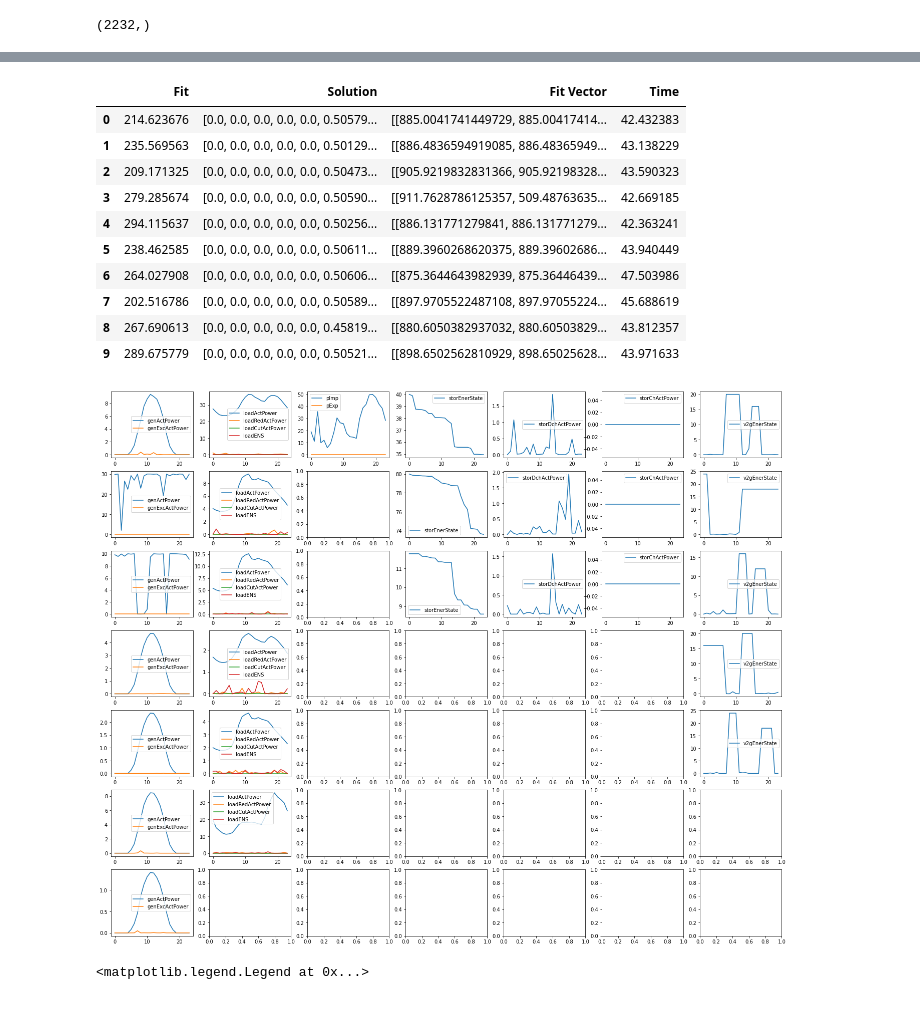
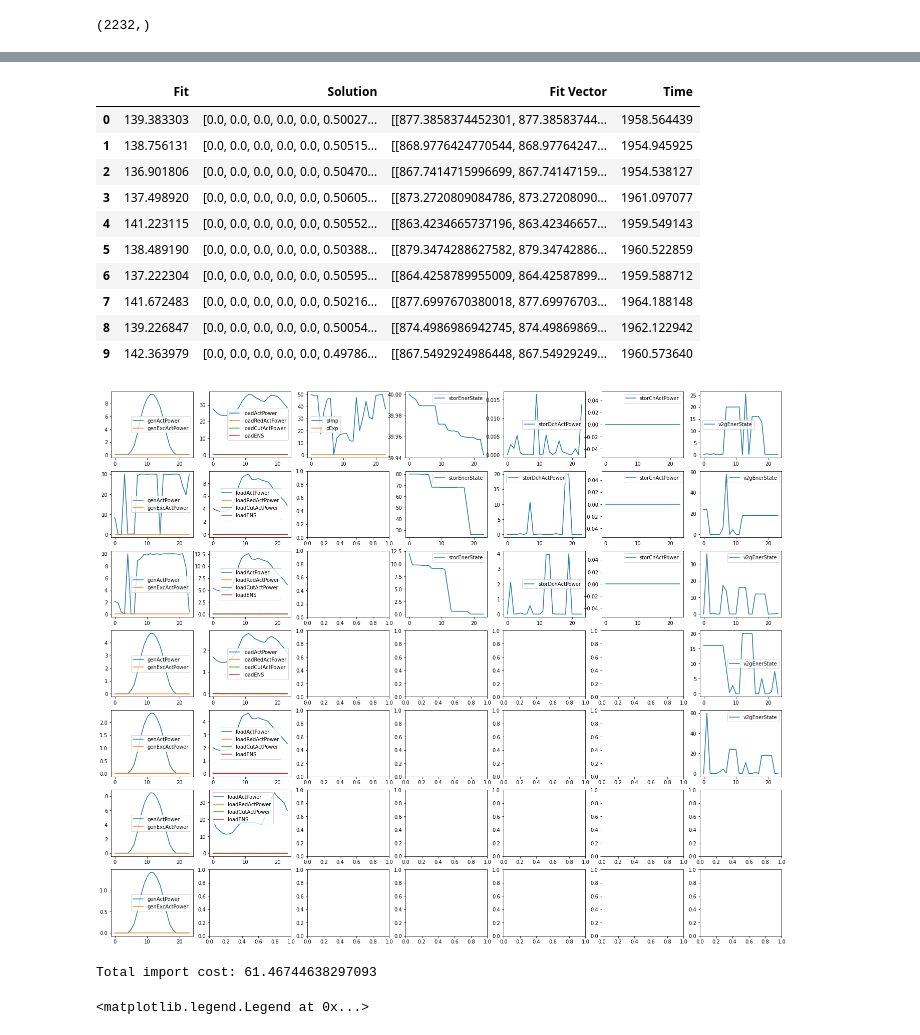
Before and after one commit to ECGomes/eso_project, a Jupyter notebook: hyde-df.ipynb, the cells around one changed output, grey strips where cells are left out. Saved outputs shown, nothing was run; the diff lists cells and outputs as text; code cells hidden in the pictures.

Commit message:
Multiple runs using initial solution

```diff
--- a/hyde-df.ipynb
+++ b/hyde-df.ipynb
@@ -1539,7 +1539,7 @@ encode(maxVals).shape
 
 N_RUNS = 10
 
-deParams = DEParams(I_NP=50, I_itermax=int(2e3), F_CR=1, I_bnd_constr=1)
+deParams = DEParams(I_NP=30, I_itermax=int(2e4), F_CR=1, I_bnd_constr=1)
 otherParams = OtherParameters(objfun='eso_obj', lowerlimit=encode(minVals), upperlimit=encode(maxVals),
                               dim=encode(dict_var).shape[0],
                               var_dictionary=dict_var, param_dictionary=dict_par,
@@ -1580,20 +1592,20 @@ trial_results = pd.DataFrame({'Fit': list_fit_and_p,
 trial_results
 # %% [output]
 |  | Fit | Solution | Fit Vector | Time |
-| 0 | 214.623676 | [0.0, 0.0, 0.0, 0.0, 0.0, 0.50579... | [[885.0041741449729, 885.00417414... | 42.432383 |
-| 1 | 235.569563 | [0.0, 0.0, 0.0, 0.0, 0.0, 0.50129... | [[886.4836594919085, 886.48365949... | 43.138229 |
-| 2 | 209.171325 | [0.0, 0.0, 0.0, 0.0, 0.0, 0.50473... | [[905.9219832831366, 905.92198328... | 43.590323 |
-| 3 | 279.285674 | [0.0, 0.0, 0.0, 0.0, 0.0, 0.50590... | [[911.7628786125357, 509.48763635... | 42.669185 |
-| 4 | 294.115637 | [0.0, 0.0, 0.0, 0.0, 0.0, 0.50256... | [[886.131771279841, 886.131771279... | 42.363241 |
-| 5 | 238.462585 | [0.0, 0.0, 0.0, 0.0, 0.0, 0.50611... | [[889.3960268620375, 889.39602686... | 43.940449 |
-| 6 | 264.027908 | [0.0, 0.0, 0.0, 0.0, 0.0, 0.50606... | [[875.3644643982939, 875.36446439... | 47.503986 |
-| 7 | 202.516786 | [0.0, 0.0, 0.0, 0.0, 0.0, 0.50589... | [[897.9705522487108, 897.97055224... | 45.688619 |
-| 8 | 267.690613 | [0.0, 0.0, 0.0, 0.0, 0.0, 0.45819... | [[880.6050382937032, 880.60503829... | 43.812357 |
-| 9 | 289.675779 | [0.0, 0.0, 0.0, 0.0, 0.0, 0.50521... | [[898.6502562810929, 898.65025628... | 43.971633 |
+| 0 | 139.383303 | [0.0, 0.0, 0.0, 0.0, 0.0, 0.50027... | [[877.3858374452301, 877.38583744... | 1958.564439 |
+| 1 | 138.756131 | [0.0, 0.0, 0.0, 0.0, 0.0, 0.50515... | [[868.9776424770544, 868.97764247... | 1954.945925 |
+| 2 | 136.901806 | [0.0, 0.0, 0.0, 0.0, 0.0, 0.50470... | [[867.7414715996699, 867.74147159... | 1954.538127 |
+| 3 | 137.498920 | [0.0, 0.0, 0.0, 0.0, 0.0, 0.50605... | [[873.2720809084786, 873.27208090... | 1961.097077 |
+| 4 | 141.223115 | [0.0, 0.0, 0.0, 0.0, 0.0, 0.50552... | [[863.4234665737196, 863.42346657... | 1959.549143 |
+| 5 | 138.489190 | [0.0, 0.0, 0.0, 0.0, 0.0, 0.50388... | [[879.3474288627582, 879.34742886... | 1960.522859 |
+| 6 | 137.222304 | [0.0, 0.0, 0.0, 0.0, 0.0, 0.50595... | [[864.4258789955009, 864.42587899... | 1959.588712 |
+| 7 | 141.672483 | [0.0, 0.0, 0.0, 0.0, 0.0, 0.50216... | [[877.6997670380018, 877.69976703... | 1964.188148 |
+| 8 | 139.226847 | [0.0, 0.0, 0.0, 0.0, 0.0, 0.50054... | [[874.4986986942745, 874.49869869... | 1962.122942 |
+| 9 | 142.363979 | [0.0, 0.0, 0.0, 0.0, 0.0, 0.49786... | [[867.5492924986448, 867.54929249... | 1960.573640 |
 # %%
 fig, axs = plt.subplots(nrows=7, ncols=7, figsize=(24, 20))
 
-PLOT_SOLUTION = 2
+PLOT_SOLUTION = 6
 temp_decodedsol = decode(trial_results['Solution'][PLOT_SOLUTION], dict_var)
 
 for i in np.arange(7):
@@ -1608,34 +1620,40 @@ for i in np.arange(6):
     axs[i, 1].plot(temp_decodedsol['loadRedActPower'][i])
     axs[i, 1].plot(temp_decodedsol['loadCutActPower'][i])
     axs[i, 1].plot(temp_decodedsol['loadENS'][i])
     axs[i, 1].legend(['loadActPower', 'loadRedActPower', 'loadCutActPower', 'loadENS'])
 
 
 axs[0, 2].plot(temp_decodedsol['pImp'])
 axs[0, 2].plot(temp_decodedsol['pExp'])
 axs[0, 2].legend(['pImp', 'pExp'])
 
 
 for i in range(3):
     axs[i, 3].plot(temp_decodedsol['storEnerState'][i])
     axs[i, 3].legend(['storEnerState'])
 
 for i in range(3):
     axs[i, 4].plot(temp_decodedsol['storDchActPower'][i])
     axs[i, 4].legend(['storDchActPower'])
 
 for i in range(3):
     axs[i, 5].plot(temp_decodedsol['storChActPower'][i])
     axs[i, 5].legend(['storChActPower'])
 
 for i in range(5):
     axs[i, 6].plot(temp_decodedsol['v2gEnerState'][i])
     axs[i, 6].legend(['v2gEnerState'])
 
 
 plt.show()
 # %% [output]
-[figure, old version]
+[figure, new version]
+# %%
+# Total import costs
+
+print('Total import cost: {}'.format(sum(temp_decodedsol['pImp'].ravel() * buyPrice)))
+# %% [output]
+Total import cost: 61.46744638297093
 # %%
 # Imports and Exports
 
```
Also changed, not shown: parts of 1 cell of this notebook.
